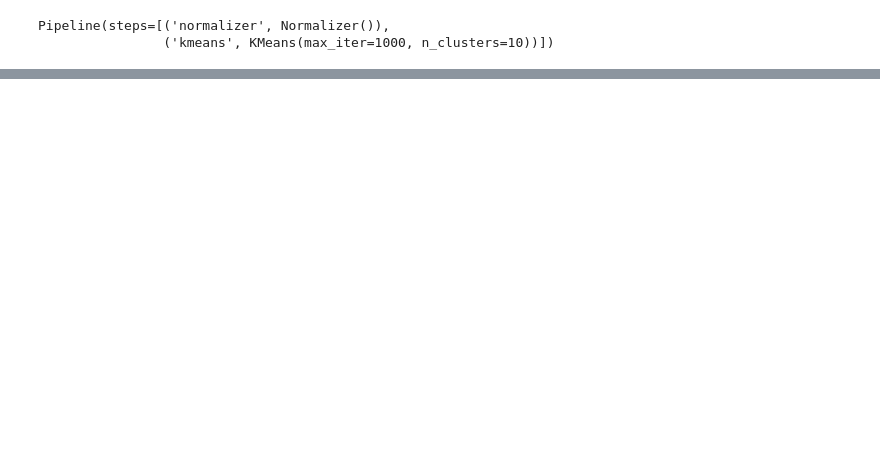
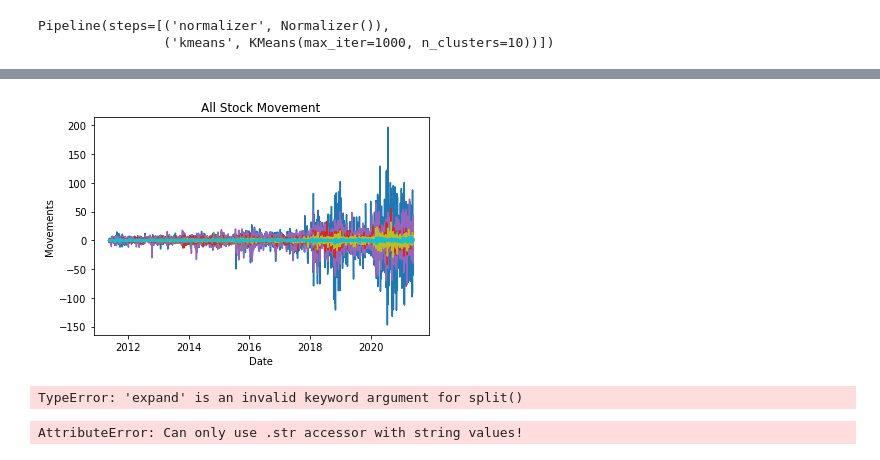
Before and after one commit to JohnMowry77/Stock-Market-Prediction, a Jupyter notebook: Stock_Market_Clustering_with_K-Means_John.ipynb, the cells around one changed output, grey strips where cells are left out. Cells and saved outputs as stored; diff of their text form; code cells hidden in the pictures; blank space fills up the shorter version.

Commit message:
stuck on split

```diff
--- a/Stock_Market_Clustering_with_K-Means_John.ipynb
+++ b/Stock_Market_Clustering_with_K-Means_John.ipynb
@@ -427,0 +401,21 @@ ValueError: cannot copy sequence with size 50 to array axis with dimension 2517
+# %%
+# len(movements_df.columns)
+for x in movements_df.columns:
+    plt.plot(date, movements_df[x])
+    plt.xlabel("Date")
+    plt.ylabel("Movements")
+    plt.title("All Stock Movement")
+    fig.savefig('static/charts/cluster_all.png')
+# %% [output]
+[figure, added]
+# %%
+# sorted_df.companies.str.split(expand = True)
+# sorted_df[["labels","companies", "symbol"]]=sorted_df.companies.str.split(",", expand =True,)
+# merged_df = pd.merge(movements_df, sorted_df, on = companies)
+str(sorted_df['companies'][:1]).split(',', expand = True)
+# %% [output]
+TypeError: 'expand' is an invalid keyword argument for split()
+# %%
+sorted_df["companies"]= sorted_df['companies'].str.split(",").str[:3]
+# %% [output]
+AttributeError: Can only use .str accessor with string values!
```
Also changed, not shown: parts of 11 cells of this notebook, 8 other files.
